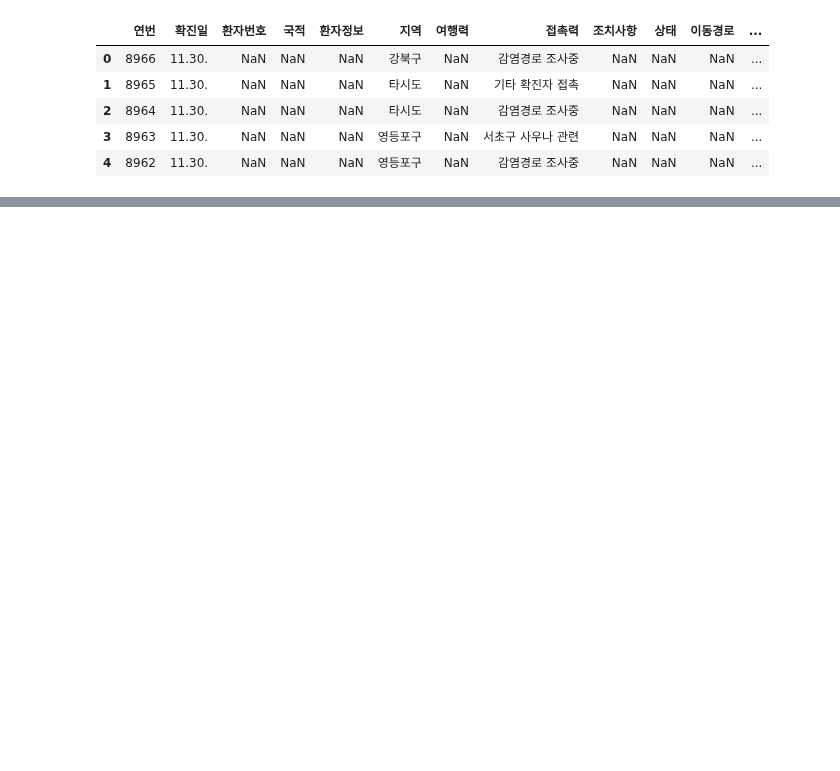
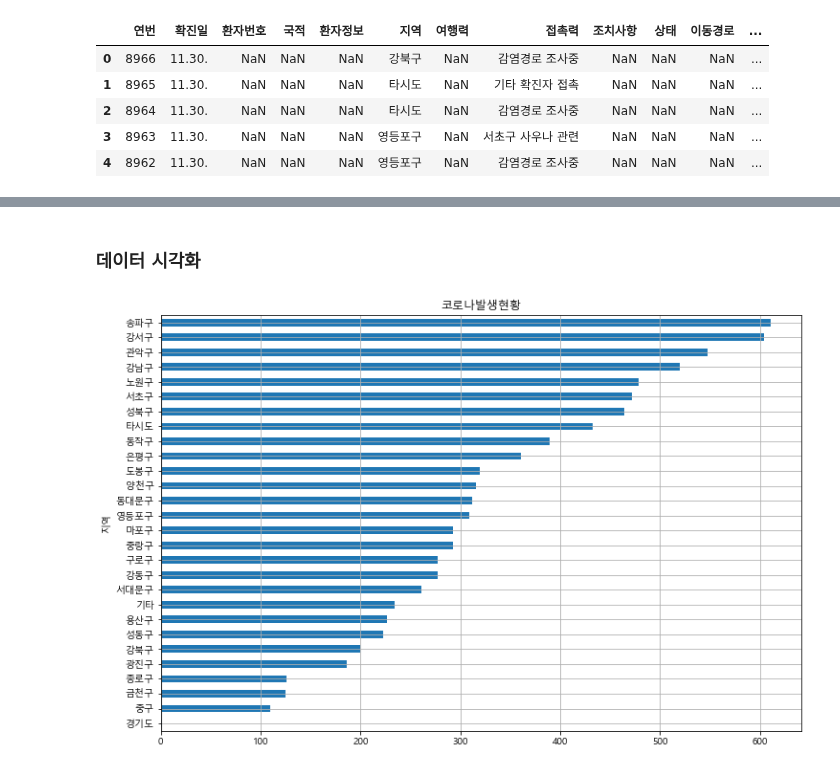
Before and after one commit to leele91/Data-Analysis-2020, a Jupyter notebook: 07.seoul/07.서울시코로나.ipynb, the cells around one changed output, grey strips where cells are left out. Drawn from its saved outputs; the diff is of its cells as text; code cells hidden in the pictures; blank space fills up the shorter version.

```diff
--- a/07.seoul/07.서울시코로나.ipynb
+++ b/07.seoul/07.서울시코로나.ipynb
@@ -87,0 +158,3 @@ soco_pv.head()
+# %%
+soco_gu = soco.groupby(['지역'])[['확진']].count()
+soco_gu.head()
@@ -87,0 +260,7 @@ soco_pv.head()
+# %% [markdown]
+### 데이터 시각화
+# %%
+soco_gu['확진'].sort_values().plot(kind='barh', grid=True, figsize=(12,8), title='코로나발생현황')
+plt.show()
+# %% [output]
+[figure, added]
```
Also changed, not shown: parts of 30 cells of this notebook.
